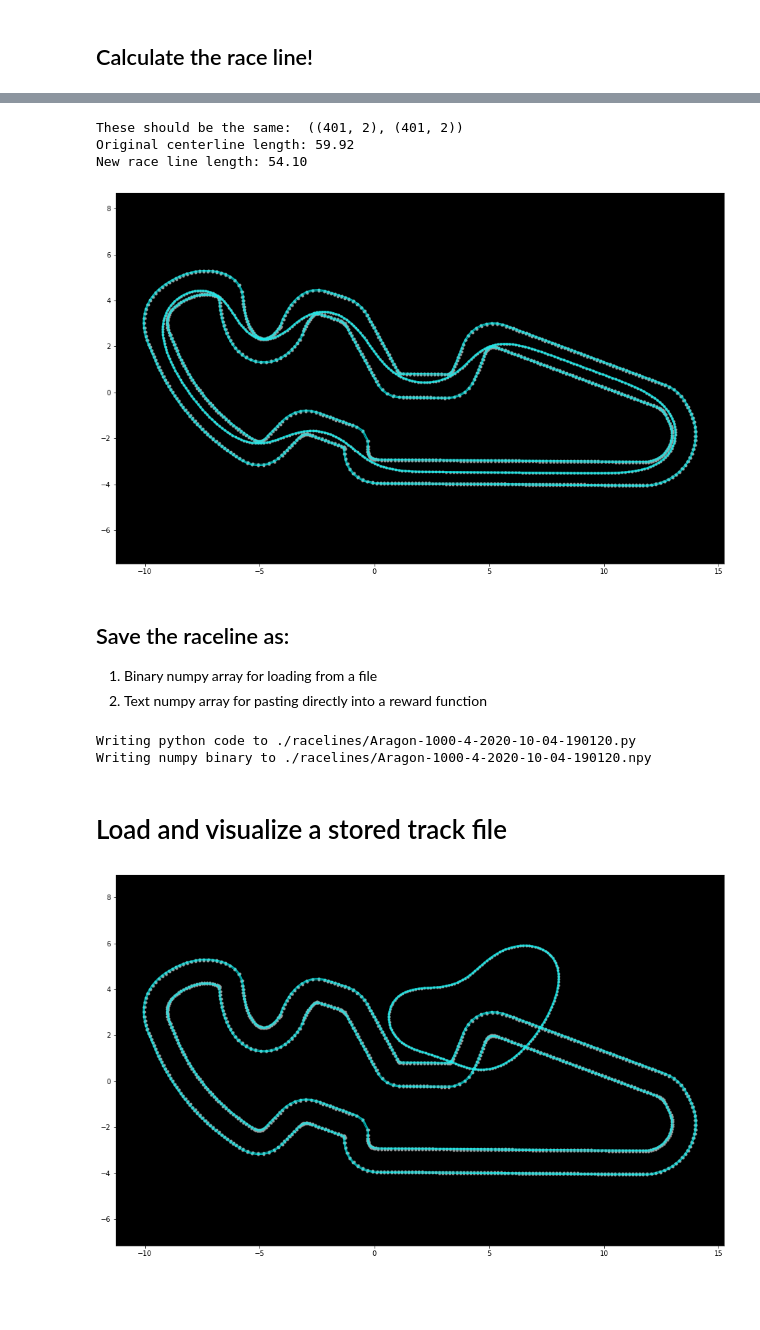
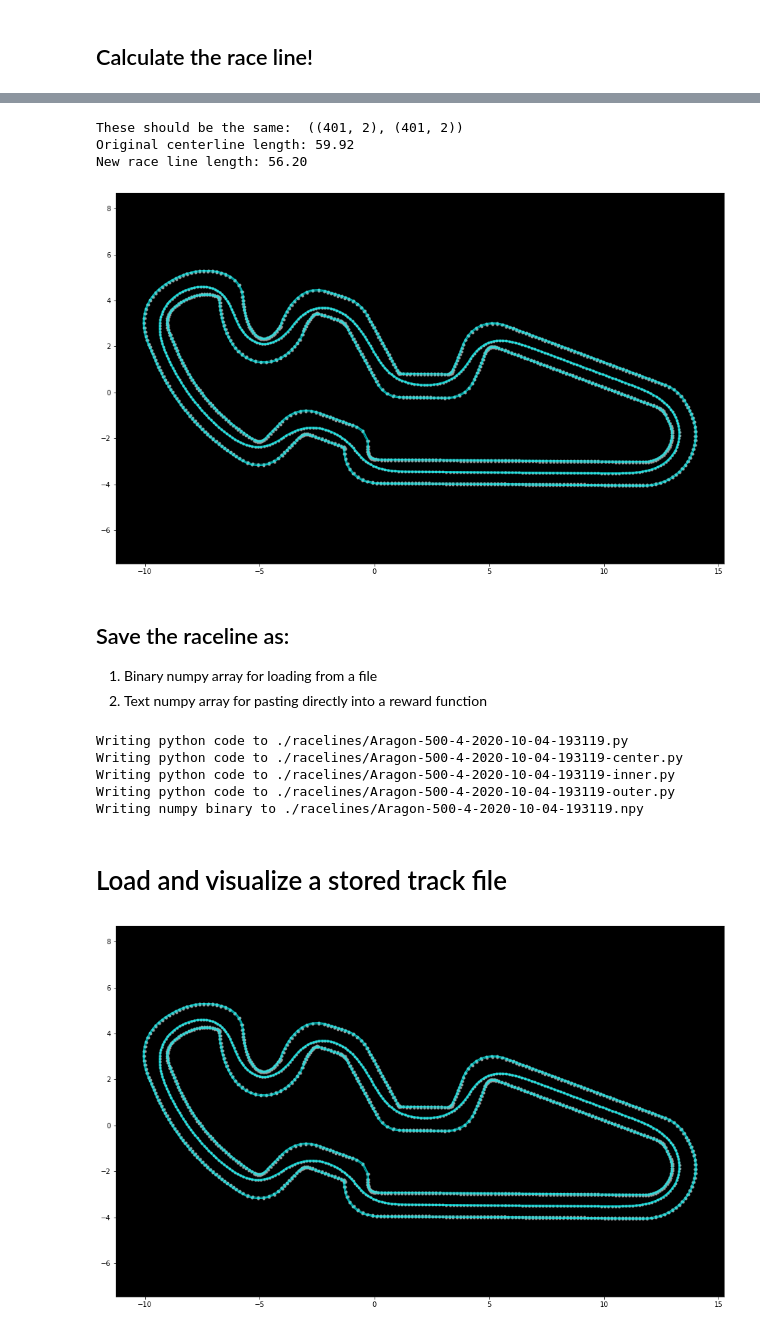
Before and after one commit to nalbam/deepracer-k1999-race-lines, a Jupyter notebook: Race-Line-Calculation.ipynb, the cells around one changed output, grey strips where cells are left out. Cells and saved outputs as stored; diff of their text form; code cells hidden in the pictures; blank space fills up the shorter version.

```diff
--- a/Race-Line-Calculation.ipynb
+++ b/Race-Line-Calculation.ipynb
@@ -78,11 +78,11 @@ l_center_line = LineString(center_line)
 l_inner_border = LineString(inner_border)
 l_outer_border = LineString(outer_border)
 
-inner_border2 = get_border_waypoints(center_line, inner_border, 0.9)
-outer_border2 = get_border_waypoints(center_line, outer_border, 0.9)
+# inner_border2 = get_border_waypoints(center_line, inner_border, 0.9)
+# outer_border2 = get_border_waypoints(center_line, outer_border, 0.9)
 
-l_inner_border2 = LineString(inner_border2)
-l_outer_border2 = LineString(outer_border2)
+# l_inner_border2 = LineString(inner_border2)
+# l_outer_border2 = LineString(outer_border2)
 
 road_poly = Polygon(np.vstack((l_outer_border, np.flipud(l_inner_border))))
 print("Is loop/ring? ", l_center_line.is_ring)
@@ -170,7 +170,7 @@ XI_ITERATIONS=4
 
 # Number of times to scan the entire race track to iterate
 # 500 will get a good start, 1500 will be closer to optimal result
-LINE_ITERATIONS=1000
+LINE_ITERATIONS=500
 
 def improve_race_line(old_line, inner_border, outer_border):
     '''Use gradient descent, inspired by K1999, to find the racing line'''
@@ -235,7 +235,8 @@ print(len(center_line))
 # start along centerline of track
 race_line = copy.deepcopy(center_line[:-1])  # Use this for centerline being outer bound
 for i in range(LINE_ITERATIONS):
-    race_line = improve_race_line(race_line, inner_border2, outer_border2)
+    # race_line = improve_race_line(race_line, inner_border2, outer_border2)
+    race_line = improve_race_line(race_line, inner_border, outer_border)
     if i % 20 == 0: print("Iteration %d" % i)
 print(len(race_line))
 # %% [output]
@@ -271,13 +272,13 @@ plt.axis('equal')
 print_border(ax, loop_race_line, 3)
 print_border(ax, inner_border)
 print_border(ax, outer_border)
-print_border(ax, inner_border2, 1)
-print_border(ax, outer_border2, 1)
+# print_border(ax, inner_border2, 1)
+# print_border(ax, outer_border2, 1)
 # %% [output]
 These should be the same:  ((401, 2), (401, 2))
 Original centerline length: 59.92
-New race line length: 54.10
+New race line length: 56.20
-[figure, old version]
+[figure, new version]
 # %% [markdown]
 ## Save the raceline as:
 
@@ -290,33 +291,54 @@ now = datetime.now()
 prefix = './racelines/%s-%d-%d-%s' % (TRACK_NAME, LINE_ITERATIONS, XI_ITERATIONS, now.strftime('%Y-%m-%d-%H%M%S'))
 
 py_fname = prefix + '.py'
+py_center_fname = prefix + '-center.py'
+py_inner_fname = prefix + '-inner.py'
+py_outer_fname = prefix + '-outer.py'
+
 npy_fname = prefix + '.npy'
 
 with open(py_fname, "w") as file:
     print("Writing python code to %s" % py_fname)
     file.write(np.array_repr(loop_race_line))
 
+with open(py_center_fname, "w") as file:
+    print("Writing python code to %s" % py_center_fname)
+    file.write(np.array_repr(center_line))
+
+with open(py_inner_fname, "w") as file:
+    print("Writing python code to %s" % py_inner_fname)
+    file.write(np.array_repr(inner_border))
+
+with open(py_outer_fname, "w") as file:
+    print("Writing python code to %s" % py_outer_fname)
+    file.write(np.array_repr(outer_border))
+
 print("Writing numpy binary to %s" % npy_fname)
 np.save(npy_fname, loop_race_line)
 # %% [output]
-Writing python code to ./racelines/Aragon-1000-4-2020-10-04-190120.py
-Writing numpy binary to ./racelines/Aragon-1000-4-2020-10-04-190120.npy
+Writing python code to ./racelines/Aragon-500-4-2020-10-04-193119.py
+Writing python code to ./racelines/Aragon-500-4-2020-10-04-193119-center.py
+Writing python code to ./racelines/Aragon-500-4-2020-10-04-193119-inner.py
+Writing python code to ./racelines/Aragon-500-4-2020-10-04-193119-outer.py
+Writing numpy binary to ./racelines/Aragon-500-4-2020-10-04-193119.npy
 # %% [markdown]
 # Load and visualize a stored track file
 # %%
 from numpy import array
 
-fname = './racelines/reInvent2019_track-1000-4-2019-11-09-113228.py'
-with open(fname, "r") as file:
+# fname = './racelines/reInvent2019_track-1000-4-2019-11-09-113228.py'
+
+with open(py_fname, "r") as file:
     deserialized = eval(file.read())
 deserialized
+
 fig = plt.figure(1, figsize=(16, 10))
 ax = fig.add_subplot(111, facecolor='black')
 plt.axis('equal')
 print_border(ax, deserialized, 3)
 print_border(ax, inner_border)
 print_border(ax, outer_border)
 print_border(ax, inner_border2, 1)
 print_border(ax, outer_border2, 1)
 # %% [output]
-[figure, old version]
+[figure, new version]
```
Also changed, not shown: parts of 2 cells of this notebook.
